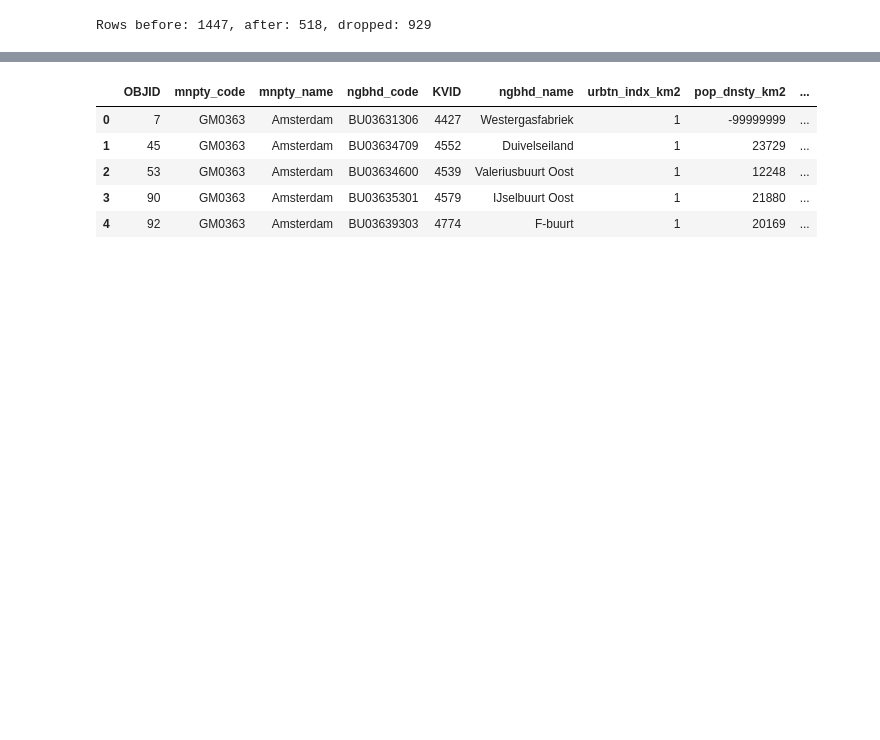
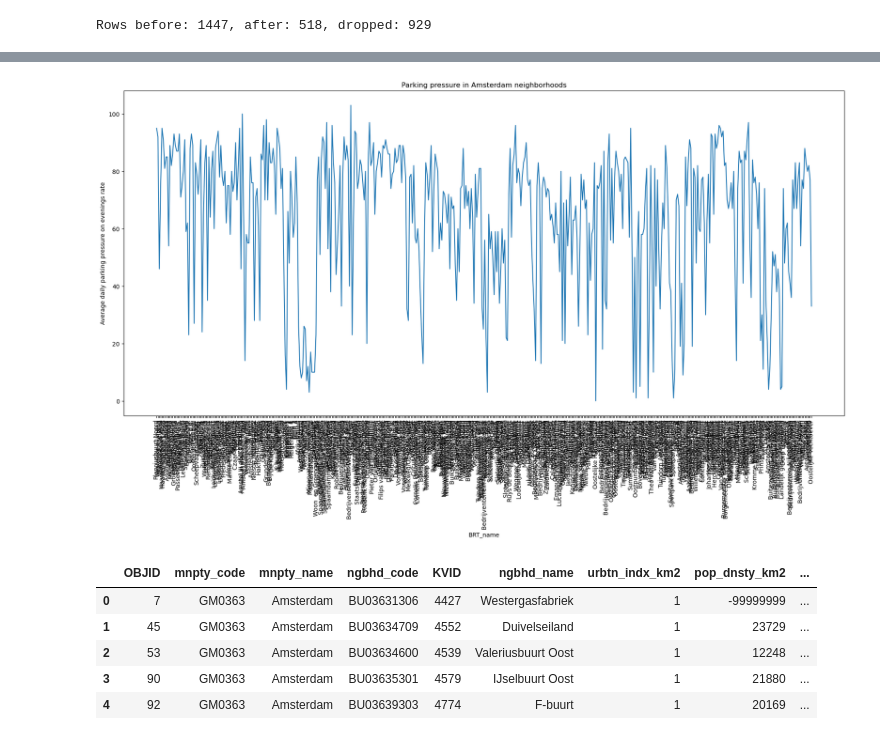
Before and after one commit to bram-villanueva/paper_project, a Jupyter notebook: park_prs_and_green.ipynb, the cells around one changed output, grey strips where cells are left out. Cells and saved outputs as stored; diff of their text form; code cells hidden in the pictures; blank space fills up the shorter version.

Commit message:
some graphs

```diff
--- a/park_prs_and_green.ipynb
+++ b/park_prs_and_green.ipynb
@@ -132,6 +132,17 @@ gpdf01_2d.head(10)
 | 444 | 1520.0 | KF | KF01 | Cornelis Troostbuurt | K | 202502-202503 | 607.0 | 580.0 | 1.0 | 0.0 | ... |
 | 143 | 549.0 | EC | EC02 | Houthavens Oost | E | 202409-202410 | 49.0 | 47.0 | 0.0 | 0.0 | ... |
 | 281 | 1032.0 | FB | FB07 | Bakemabuurt | F | 202409-202411 | 533.0 | 513.0 | 24.0 | 0.0 | ... |
+# %%
+#graphical selection of neighborhood
+plt.figure(figsize=(22,10))
+plt.plot(gpdf01_2['BRT_name'], gpdf01_2['Netto_PKD'])
+plt.xlabel('BRT_name')
+plt.xticks(rotation=90)
+plt.ylabel('Average daily parking pressure on evenings rate')
+plt.title('Parking pressure in Amsterdam neighborhoods')
+plt.show()
+# %% [output]
+[figure, added]
 # %%
 #for the import process, next step is to create a string variable containing the directory of the file and a file name variable
 infodir2 = r'C:\Users\EPRO\OneDrive - Wageningen University & Research\Course Channel Metropolitan Challenges 2025 - Paper Group 6 Parking space vs Food Space'
```
Also changed, not shown: parts of 2 cells of this notebook.
